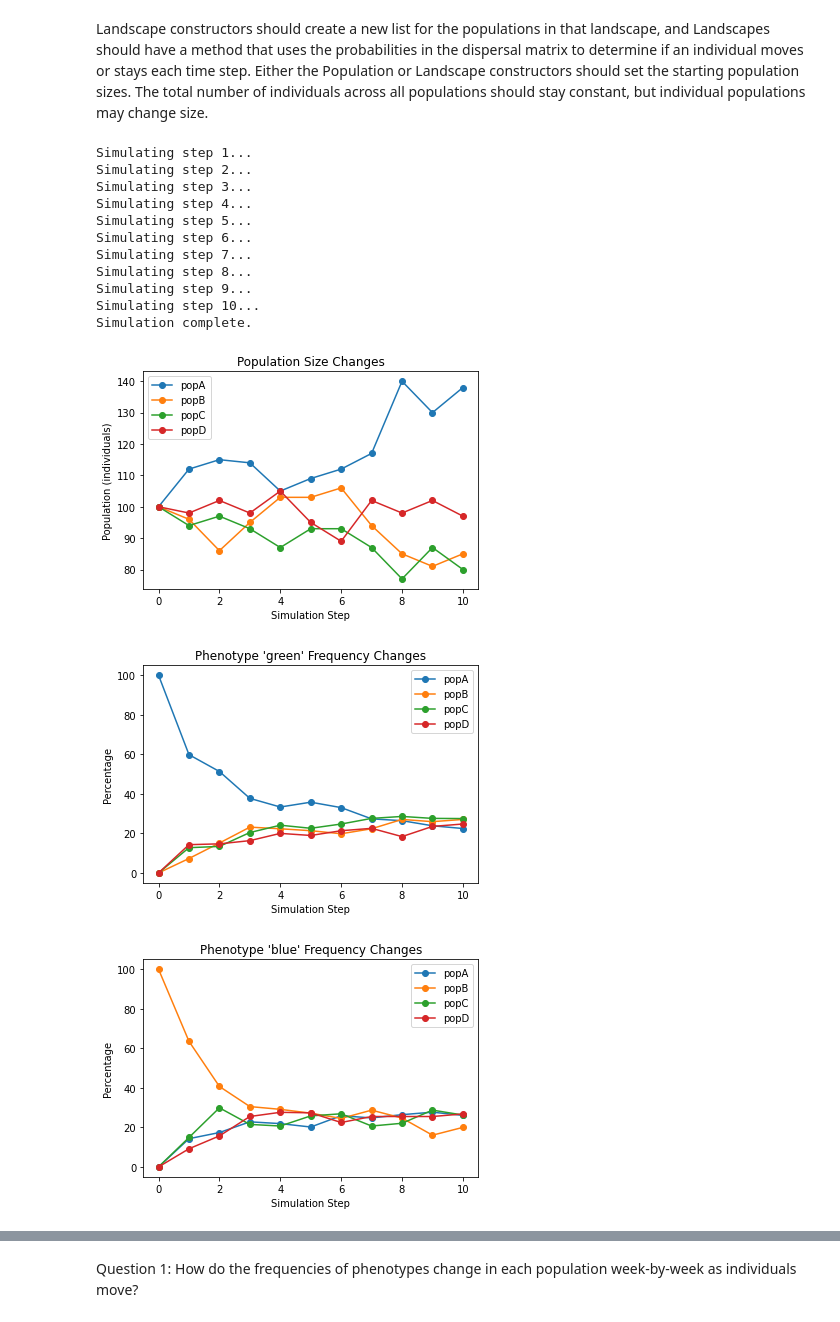
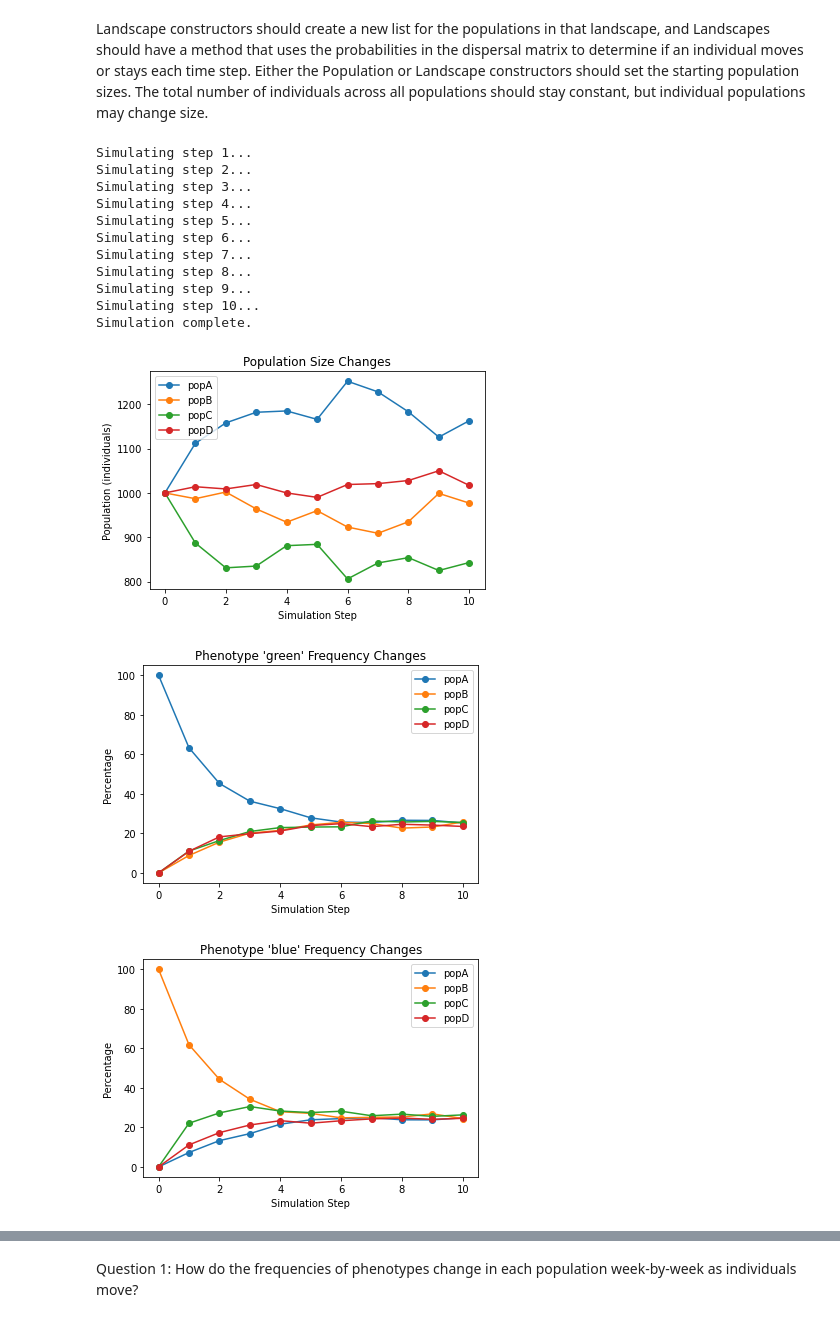
Before and after one commit to Azkabanescapee/Final_Intro_Comp_Bio, a Jupyter notebook: final_project.ipynb, the cells around one changed output, grey strips where cells are left out. Saved outputs shown, nothing was run; the diff lists cells and outputs as text; code cells hidden in the pictures.

Commit message:
Fixed percentage so plots work with values > 100

```diff
--- a/final_project.ipynb
+++ b/final_project.ipynb
@@ -84,7 +84,7 @@ class Landscape:
         for i in range(len(phenotypes)): #iterate through the populations since number of populations corresponds to number of phenotypes
             self.populations.append(Population('pop%s' % chr(65 + i), popSize, phenotypes[i]))
             popPhenoFreq = [0] * len(phenotypes) #creates a list of phenotypic frequencies, by default starting with zeros
-            popPhenoFreq[i] = popSize #sets phenotype frequency equal to popsize for a specific phenotype for the first stage of simulation
+            popPhenoFreq[i] = 1 * 100 #sets phenotype frequency equal to 100% for a specific phenotype for the first stage of simulation
             self.phenoFreqRecords[0].append(popPhenoFreq)
 
     def migratePop(self):
@@ -161,7 +161,7 @@ class Landscape:
         plt.show()
 
     def plotPhenoFreq(self):
-        """Function to plot the total phenotypes per populations per simulation stage."""
+        """Function to plot the phenotype frequencies per populations per simulation stage."""
         # Generating frequency data
         xValues = list(range(0, self.simulationSteps + 1))
         transPhenoFreqRecords = np.array(self.phenoFreqRecords).T.tolist() #transpose the values in order to plot them according to population
@@ -204,31 +204,31 @@ class Landscape:
 # %%
 phenotypes = ['green', 'blue', 'purple', 'red']
 dispersalMatrix = [ #the matrix needs to equal the number of populations, established by the number of phenotypes provided (as colors)
     [0.7, 0.1, 0.1, 0.1],
     [0.1, 0.6, 0.2, 0.1],
     [0.2, 0.2, 0.5, 0.1],
     [0.1, 0.1, 0.1, 0.7]]
 steps = 10 #(this indicates the number of time steps for the simulation)
-popSize = 100
+popSize = 1000
 
 testLandscape = Landscape(popSize, phenotypes, dispersalMatrix, steps) #store the values in this way so easier to change them above rather than when running the simulation
 testLandscape.startSimulation()
 #call the plotting functions:
 testLandscape.plotPopSizes()
 testLandscape.plotPhenoFreq()
 testLandscape.plotPhenoSummary()
 # %% [output]
 Simulating step 1...
 Simulating step 2...
 Simulating step 3...
 Simulating step 4...
 Simulating step 5...
 Simulating step 6...
 Simulating step 7...
 Simulating step 8...
 Simulating step 9...
 Simulating step 10...
 Simulation complete.
-[figure, old version]
+[figure, new version]
-[figure, old version]
+[figure, new version]
-[figure, old version]
+[figure, new version]
```
Also changed, not shown: parts of 4 cells of this notebook.
